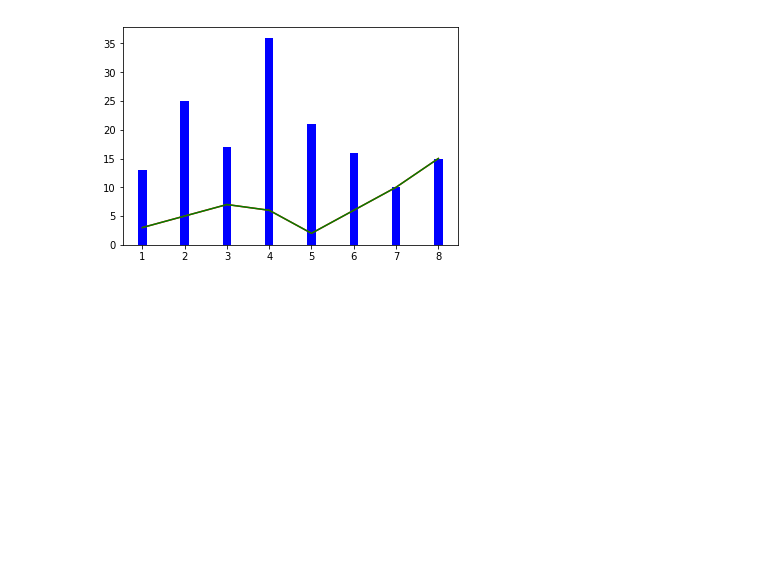
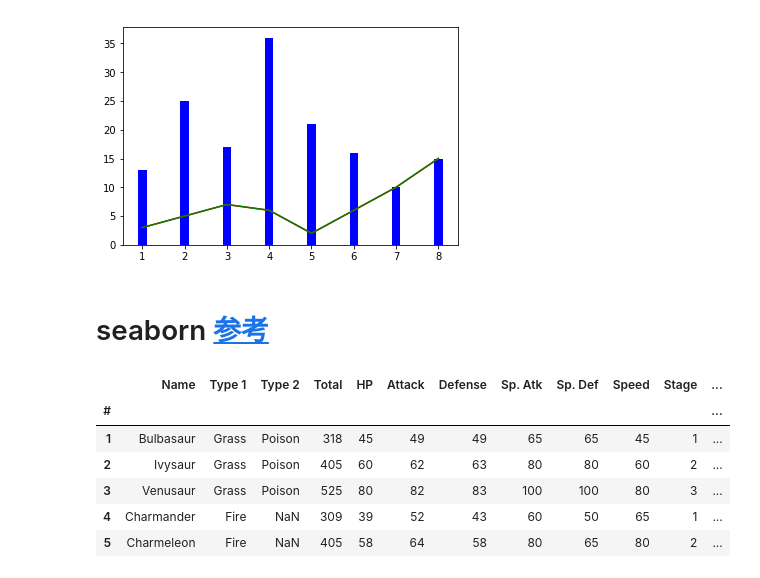
Before and after one commit to ub3132003/pynotebook, a Jupyter notebook: plot/seaborn.ipynb, the cells around one changed output. Cells and saved outputs as stored; diff of their text form; code cells hidden in the pictures; blank space fills up the shorter version.

```diff
--- a/plot/seaborn.ipynb
+++ b/plot/seaborn.ipynb
@@ -39,0 +38,17 @@ plt.show()
+# %% [markdown]
+# seaborn [参考](https://blog.csdn.net/qq_33120943/article/details/76569756)
+# %%
+import pandas as pd
+from matplotlib import pyplot as  plt
+import seaborn as  sns
+%matplotlib inline
+df=pd.read_csv("Pokemon.csv",index_col=0)
+df.head()
+# %% [output]
+|  | Name | Type 1 | Type 2 | Total | HP | Attack | Defense | Sp. Atk | Sp. Def | Speed | Stage | ... |
+| # |  |  |  |  |  |  |  |  |  |  |  | ... |
+| 1 | Bulbasaur | Grass | Poison | 318 | 45 | 49 | 49 | 65 | 65 | 45 | 1 | ... |
+| 2 | Ivysaur | Grass | Poison | 405 | 60 | 62 | 63 | 80 | 80 | 60 | 2 | ... |
+| 3 | Venusaur | Grass | Poison | 525 | 80 | 82 | 83 | 100 | 100 | 80 | 3 | ... |
+| 4 | Charmander | Fire | NaN | 309 | 39 | 52 | 43 | 60 | 50 | 65 | 1 | ... |
+| 5 | Charmeleon | Fire | NaN | 405 | 58 | 64 | 58 | 80 | 65 | 80 | 2 | ... |
```
Also changed, not shown: parts of 6 cells of this notebook, 14 other files.
